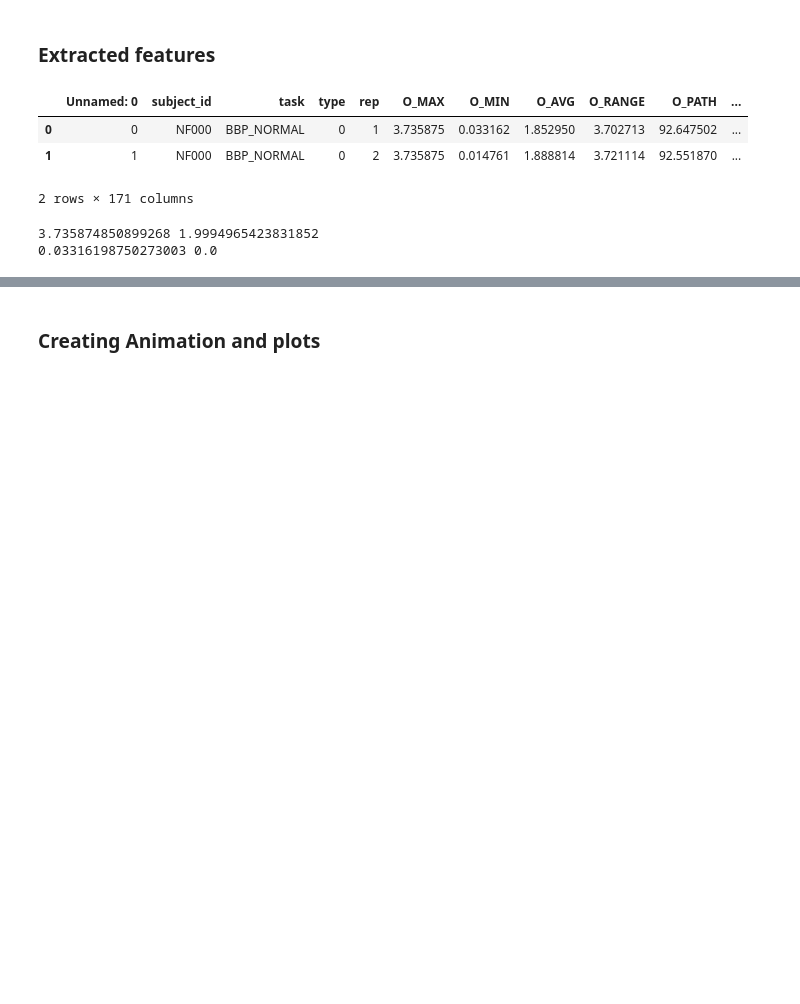
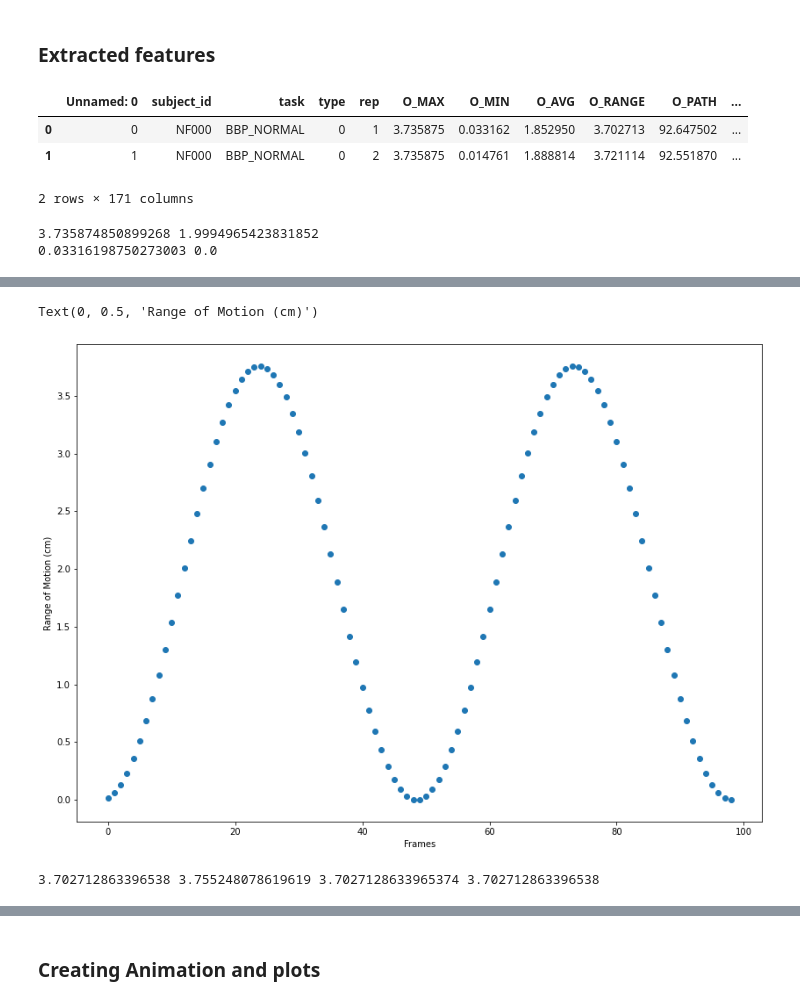
Before and after one commit to denizjafari/ClinicalScore, a Jupyter notebook: model_data_kinematics.ipynb, the cells around one changed output, grey strips where cells are left out. Cells and saved outputs as stored; diff of their text form; code cells hidden in the pictures; blank space fills up the shorter version.

Commit message:
modelling toy data correction

```diff
--- a/model_data_kinematics.ipynb
+++ b/model_data_kinematics.ipynb
@@ -540,10 +541,11 @@ modelled_signal = np.cos(np.linspace(-np.pi, 3*np.pi, 100))+1
 input_csv_features = r"/Users/denizjafari/documents/CODE/ClinicalScore/ClinicalScore/DataModeling/orofacial_features_metric_output_BBP_NORMAL.csv"
 input_csv_signals = r"/Users/denizjafari/documents/CODE/ClinicalScore/ClinicalScore/DataModeling/orofacial_signals_metric_output_BBP_NORMAL.csv"
 input_csv_landmarks = r'/Users/denizjafari/documents/CODE/ClinicalScore/ClinicalScore/DataModeling/NF000_02_BBP_NORMAL_landmarksFiltered3D.csv'
-
+input_csv_rest = r'/Users/denizjafari/documents/CODE/ClinicalScore/ClinicalScore/DataModeling/NF000_02_RST_REST_landmarksFiltered3D.csv'
 df_mf = pd.read_csv(input_csv_features)
 df_ms = pd.read_csv(input_csv_signals)
 df_ml = pd.read_csv(input_csv_landmarks)
+df_mr = pd.read_csv(input_csv_rest)
 df_mf.head()
 # %% [output]
 |  | Unnamed: 0 | subject_id | task | type | rep | O_MAX | O_MIN | O_AVG | O_RANGE | O_PATH | ... |
@@ -558,0 +678,5 @@ print(df_mf.O_MIN[0], modelled_signal.min())
+# %%
+df_ml_2 = df_ml.drop(0,axis=0)
+df_ml_2 = cleaning_video_df(df_ml_2)
+df_ml_2 = lipDist(df_ml_2)
+df_ml_2.head()
@@ -558,0 +690,5 @@ print(df_mf.O_MIN[0], modelled_signal.min())
+# %%
+df_mr_2 = df_mr.drop(0,axis=0)
+df_mr_2 = cleaning_video_df(df_mr_2)
+df_mr_2 = lipDist(df_mr_2)
+df_mr_2.head()
@@ -558,0 +702,15 @@ print(df_mf.O_MIN[0], modelled_signal.min())
+# %%
+a = df_ml_2.O.values - df_mr_2.O.values
+
+ax, figure = plt.subplots(figsize=(14,10))
+plt.plot(a,'o')
+plt.xlabel('Frames')
+plt.ylabel('Range of Motion (cm)')
+# %% [output]
+Text(0, 0.5, 'Range of Motion (cm)')
+[figure, added]
+# %%
+
+print(df_ms.loc[df_ms['rep'] == 0, 'O'].values.max() - df_ms.loc[df_ms['rep'] == 0, 'O'].values.min(),a[0:50].max() - a[0:50].min(), df_mf.O_RANGE[0], df_mf.O_MAX[0]- df_mf.O_MIN[0])
+# %% [output]
+3.702712863396538 3.755248078619619 3.7027128633965374 3.702712863396538
```
Also changed, not shown: parts of 12 cells of this notebook, 1 other file.
